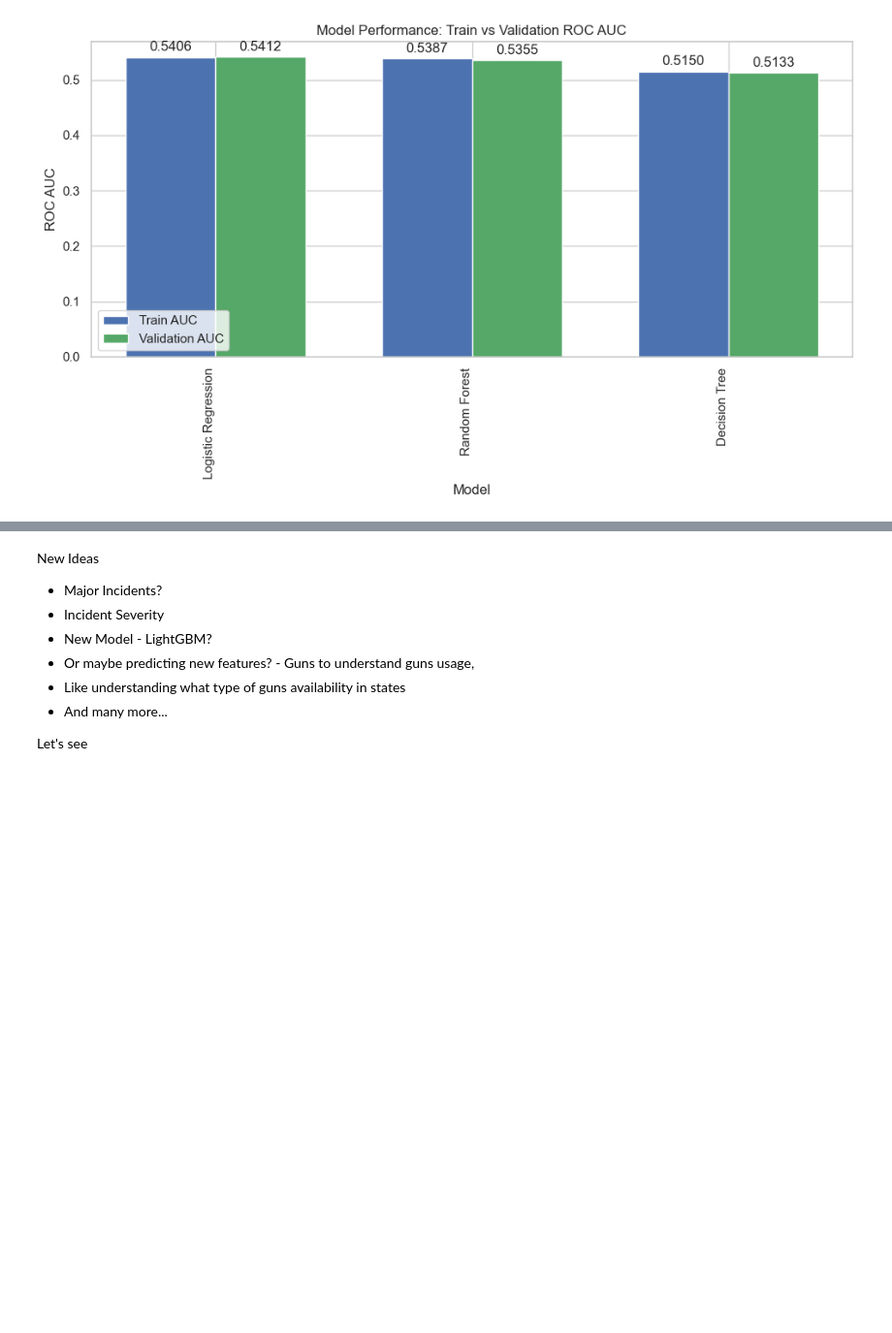
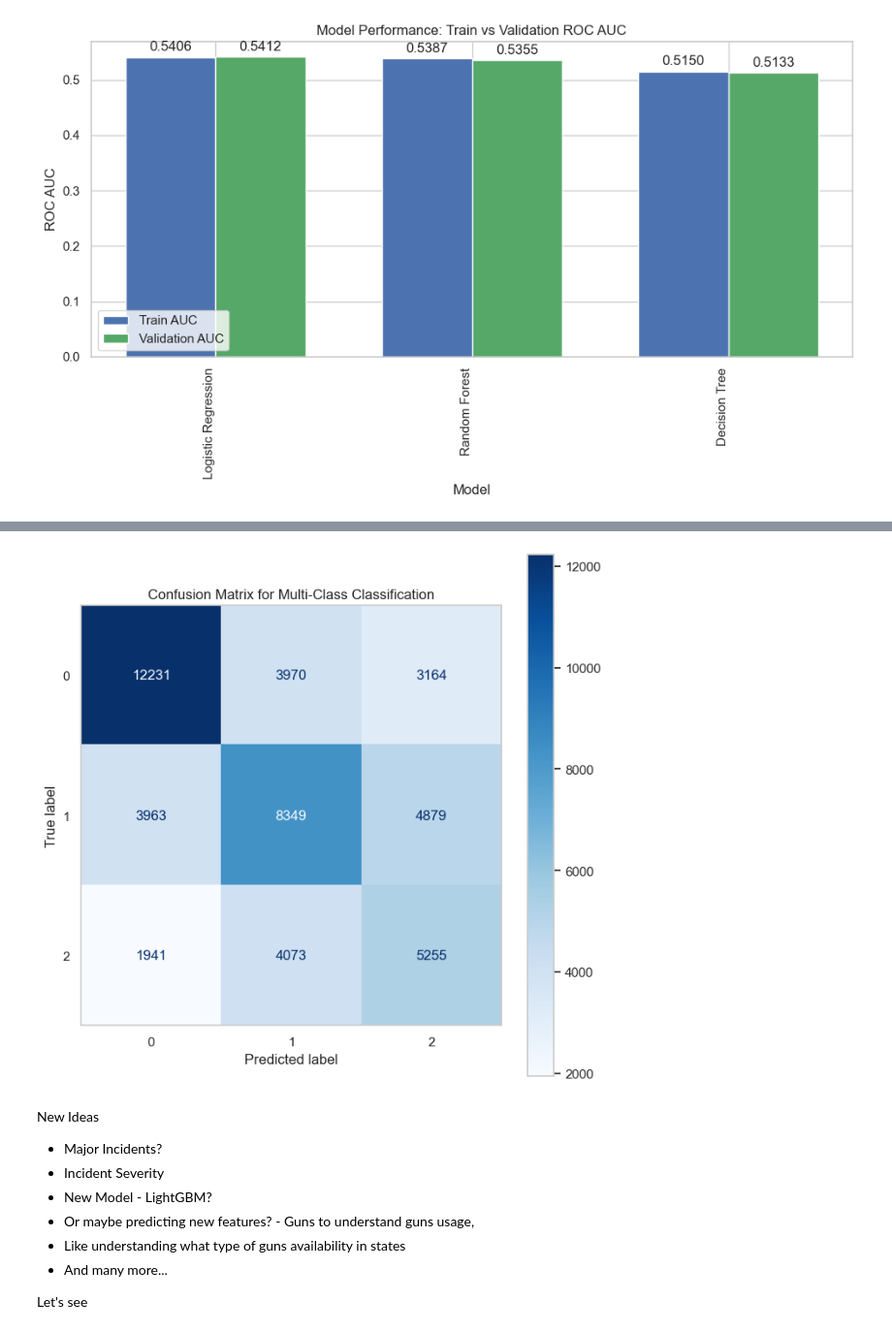
Before and after one commit to bharath03-a/Gun-Violence-Incidents, a Jupyter notebook: notebooks/05_classification.ipynb, the cells around one changed output, grey strips where cells are left out. Shown at 97% size. Cells and saved outputs as stored; diff of their text form; code cells hidden in the pictures; blank space fills up the shorter version.

```diff
--- a/notebooks/05_classification.ipynb
+++ b/notebooks/05_classification.ipynb
@@ -487,3 +506,7 @@ plot_parameter_impact(cv_model, paramGrid)
 # %% [output]
 Plotting parameter impact analysis...
 [figure]
+# %%
+val_predictions = best_model.transform(test_data)
+val_final_auc = evaluator.evaluate(val_predictions)
+print(val_final_auc)
@@ -489,0 +517,12 @@ Plotting parameter impact analysis...
+# %%
+val_predictions_df = val_predictions.select("is_killed", "probability").toPandas()
+yval_true = val_predictions_df['is_killed']
+yval_pred = val_predictions_df['probability'].apply(lambda x: 1 if x[1] >= 0.5 else 0)
+
+precision, recall, f1_score, _ = precision_recall_fscore_support(yval_true, yval_pred, average='binary')
+accuracy = accuracy_score(yval_true, yval_pred)
+
+print(f"Precision: {precision:.4f}")
+print(f"Recall: {recall:.4f}")
+print(f"F1 Score: {f1_score:.4f}")
+print(f"Accuracy: {accuracy:.4f}")
@@ -747,5 +818,31 @@ print(f"Final AUC on Test Data: {sev_final_auc:.4f}")
 Best Model: LogisticRegressionModel with Validation AUC: 0.5412
 Final AUC on Test Data: 0.5402
+# %%
+sev_test_predictions_df = sev_test_predictions.select("severity_category", "probability").toPandas()
+
+# Ensure 'probability' is a valid iterable (e.g., numpy array or list)
+sev_test_predictions_df['probability'] = sev_test_predictions_df['probability'].apply(
+    lambda x: np.array(x) if not isinstance(x, np.ndarray) else x
+)
+
+# Extract true labels
+y_true = sev_test_predictions_df['severity_category']
+
+# Predicted labels based on the highest probability
+y_pred = sev_test_predictions_df['probability'].apply(lambda x: np.argmax(x))
+
+# Compute confusion matrix
+conf_matrix = confusion_matrix(y_true, y_pred)
+
+# Plot confusion matrix
+fig, ax = plt.subplots(figsize=(8, 8))
+disp = ConfusionMatrixDisplay(confusion_matrix=conf_matrix, display_labels=np.unique(y_true))
+disp.plot(cmap='Blues', values_format='d', ax=ax)
+ax.grid(False)
+plt.title("Confusion Matrix for Multi-Class Classification")
+plt.show()
+# %% [output]
+[figure, added]
 # %% [markdown]
 New Ideas
 
```
Also changed, not shown: parts of 17 cells of this notebook, 42 other files.
